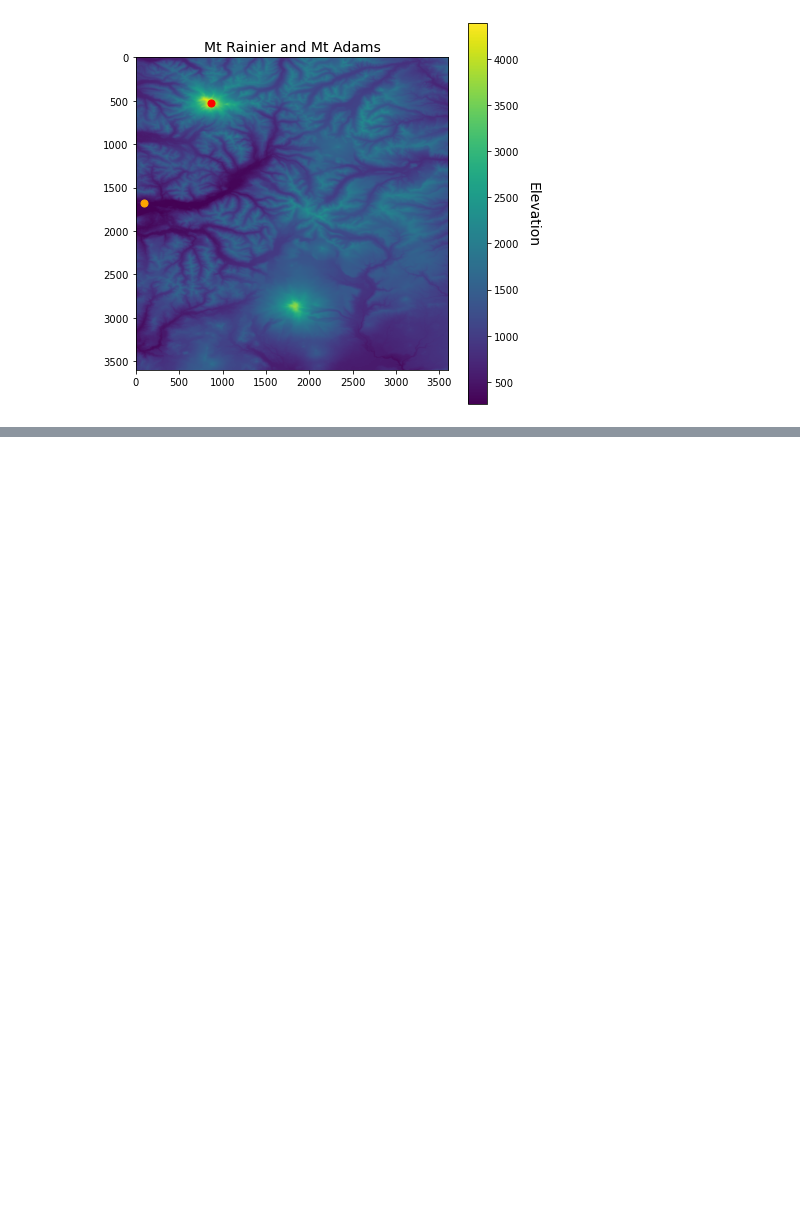
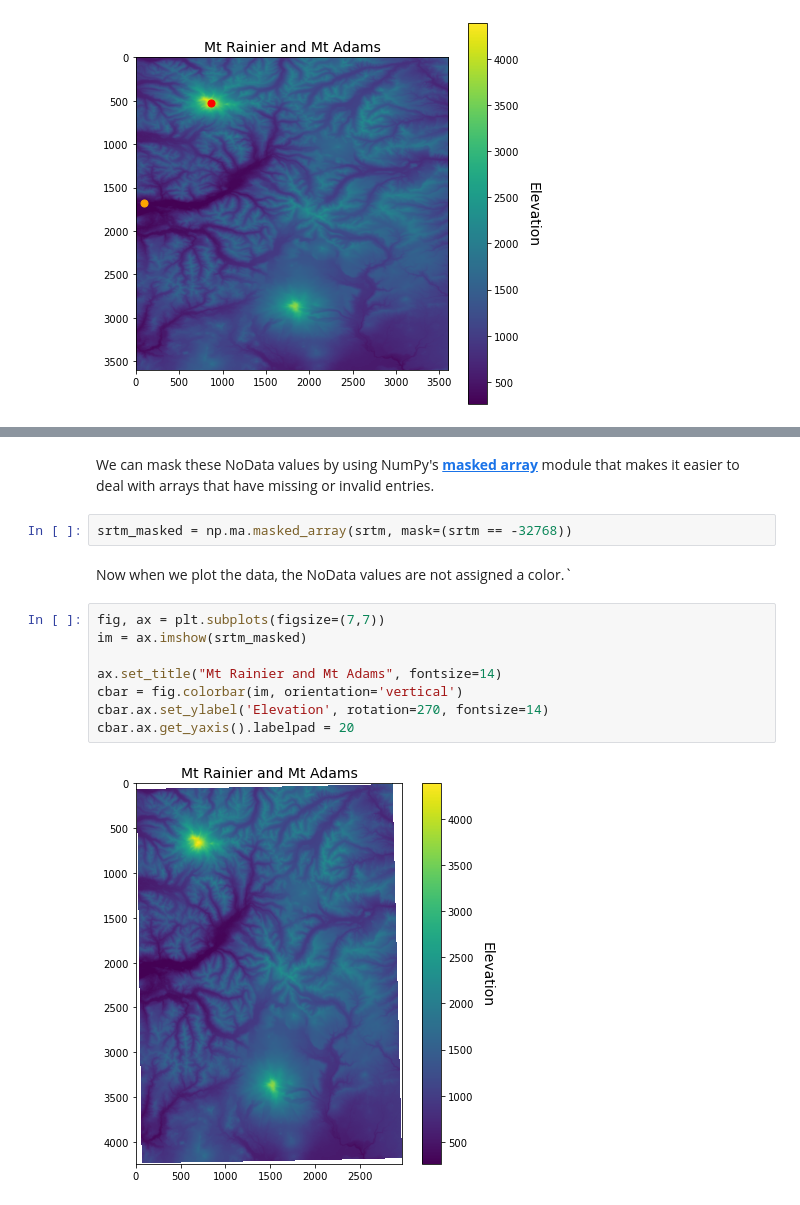
Before and after one commit to ryan-lab-duke/programming-for-sds-site, a Jupyter notebook: book/demos/09a-demo.ipynb, the cells around one changed output, grey strips where cells are left out. Saved outputs shown, nothing was run; the diff lists cells and outputs as text; blank space fills up the shorter version.

```diff
--- a/book/demos/09a-demo.ipynb
+++ b/book/demos/09a-demo.ipynb
@@ -197,0 +233,16 @@ Copying nodata values from source data/N46W122.tif to destination data/N46W122_u
+# %% [markdown]
+We can mask these NoData values by using NumPy's [**masked array**](https://numpy.org/doc/stable/reference/maskedarray.generic.html) module that makes it easier to deal with arrays that have missing or invalid entries.
+# %%
+srtm_masked = np.ma.masked_array(srtm, mask=(srtm == -32768))
+# %% [markdown]
+Now when we plot the data, the NoData values are not assigned a color.`
+# %%
+fig, ax = plt.subplots(figsize=(7,7))
+im = ax.imshow(srtm_masked)
+
+ax.set_title("Mt Rainier and Mt Adams", fontsize=14)
+cbar = fig.colorbar(im, orientation='vertical')
+cbar.ax.set_ylabel('Elevation', rotation=270, fontsize=14)
+cbar.ax.get_yaxis().labelpad = 20
+# %% [output]
+[figure, added]
```
Also changed, not shown: parts of 13 cells of this notebook, 17 other files.
